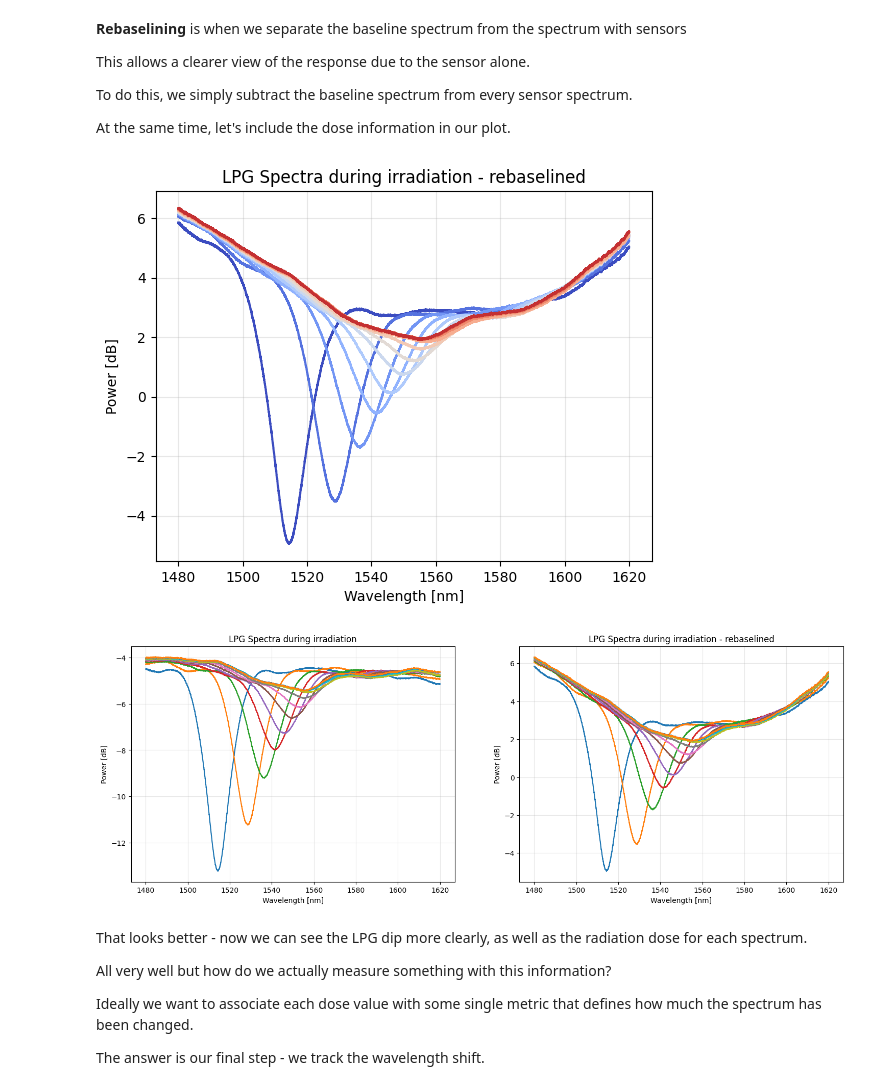
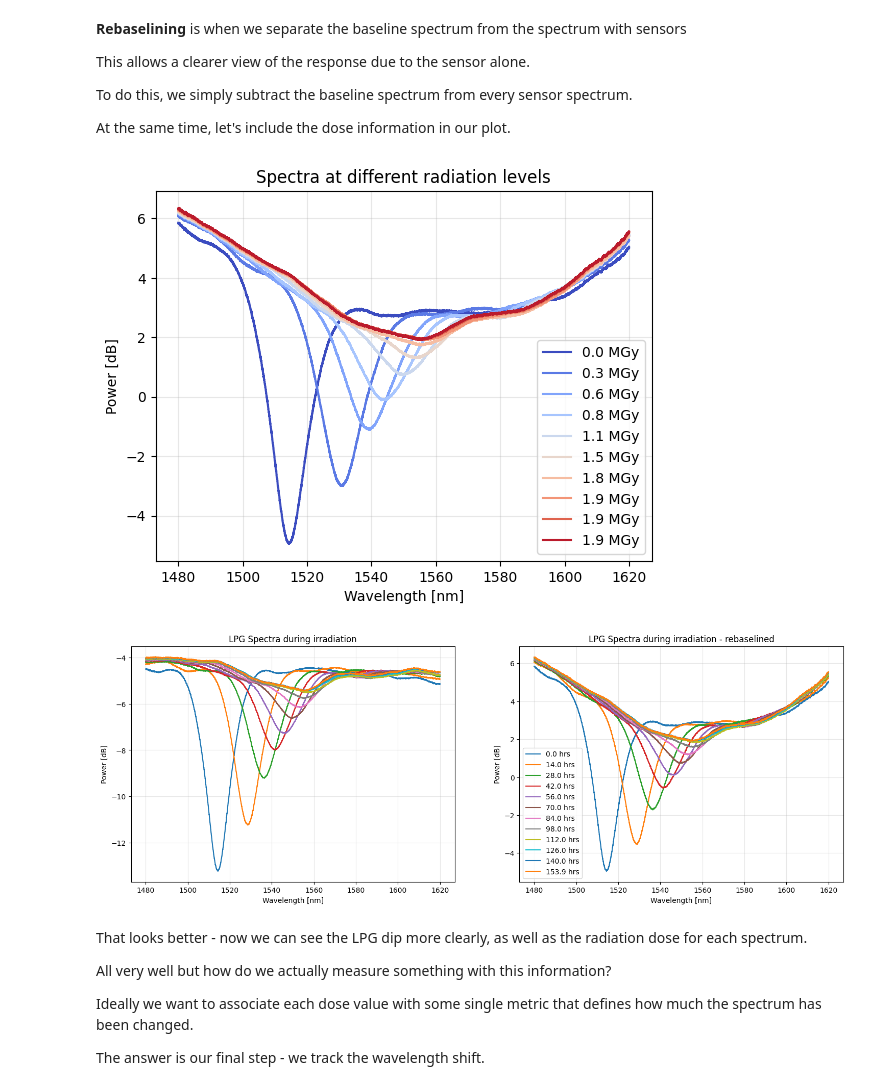
Before and after one commit to rsamconn/Fibre-optics-demo, a Jupyter notebook: fibre-demo.ipynb, the cells around one changed output. Saved outputs shown, nothing was run; the diff lists cells and outputs as text; code cells hidden in the pictures.

Commit message:
Small changes to plots - changes to titles and legends.

```diff
--- a/fibre-demo.ipynb
+++ b/fibre-demo.ipynb
@@ -263,6 +263,3 @@ times_cut = times
 We want to find the dose at exactly the time points we recorded our spectra.
 
 To do this we'll have to do some interpolation of the dose.
-# %%
-for i in range(len(dose_interpolated)):
-    print(f"Step {i}: Time = {times_cut[i]:.0f} s, Dose = {dose_interpolated[i]:.4f} MGy")
@@ -367,7 +346,8 @@ def plot_spectra(time_data, spectral_data, wavelength_data, start_idx, end_idx,
     else:
         # Set colormap
         colors = plt.cm.jet(np.linspace(0,1, len(time_data)))
-        colors = plt.colormaps.get_cmap(cmap)(np.linspace(0, 1, len(time_data)))
+        # colors = plt.colormaps.get_cmap(cmap)(np.linspace(0, 1, len(time_data)))
+        colors = plt.get_cmap(cmap)(np.linspace(0, 1, len(time_data)))
         # Loop over each time point and plot
         for i in range(0, len(time_data), time_step):
             # Setup the legend label
@@ -436,12 +416,12 @@ rebaselined_spectra = spectra_LPG_only - baseline[wavelength_cutoff:]
 # %%
 # plot_spectra(times_cut, rebaselined_spectra, wavelengths_LPG_only, start_idx=0, end_idx=-1, time_step=4, title='LPG Spectra during irradiation - rebaselined', label_type='time')
 # plot_spectra(times_cut, rebaselined_spectra, wavelengths_LPG_only, start_idx=0, end_idx=-1, time_step=1, title='LPG Spectra during irradiation - rebaselined', label_type='Dose', dose_data=dose_interpolated)
 
 a, b = 0, -1
-plot_spectra(times_cut[a:b], rebaselined_spectra[a:b,:], wavelengths_LPG_only, start_idx=0, end_idx=-1, time_step=4,
-             cmap='coolwarm', title='LPG Spectra during irradiation - rebaselined', label_type='Dose', dose_data=dose_interpolated[a:b])
+plot_spectra(times_cut[a:b], rebaselined_spectra[a:b,:], wavelengths_LPG_only, start_idx=0, end_idx=-1, time_step=5,
+             cmap='coolwarm', title='Spectra at different radiation levels', label_type='Dose', dose_data=dose_interpolated[a:b])
 # %% [output]
-[figure, old version]
+[figure, new version]
 # %%
 # Plot spectra and rebaselined spectra on separate plots, side by side
 fig, axs = plt.subplots(1, 2, figsize=(18, 6))
@@ -465,7 +445,7 @@ axs[1].set_ylabel('Power [dB]')
 axs[1].set_title('LPG Spectra during irradiation - rebaselined')
 axs[1].grid(True, alpha=0.3)
 # Only show legend if 10 or fewer lines
-if len(range(0, len(times_cut), 4)) <= 10:
+if len(range(0, len(times_cut), 4)) <= 20:
     axs[1].legend()
 plt.show()
 
@@ -474,7 +454,7 @@ plt.show()
 # plot_spectra(times_cut[a:b], rebaselined_spectra[a:b,:], wavelengths_LPG_only, start_idx=0, end_idx=-1, time_step=4,
 #              cmap='coolwarm', title='LPG Spectra during irradiation - rebaselined', label_type='Dose', dose_data=dose_interpolated[a:b])
 # %% [output]
-[figure, old version]
+[figure, new version]
 # %% [markdown]
 That looks better - now we can see the LPG dip more clearly, as well as the radiation dose for each spectrum.
 
```
Also changed, not shown: parts of 3 cells of this notebook.
